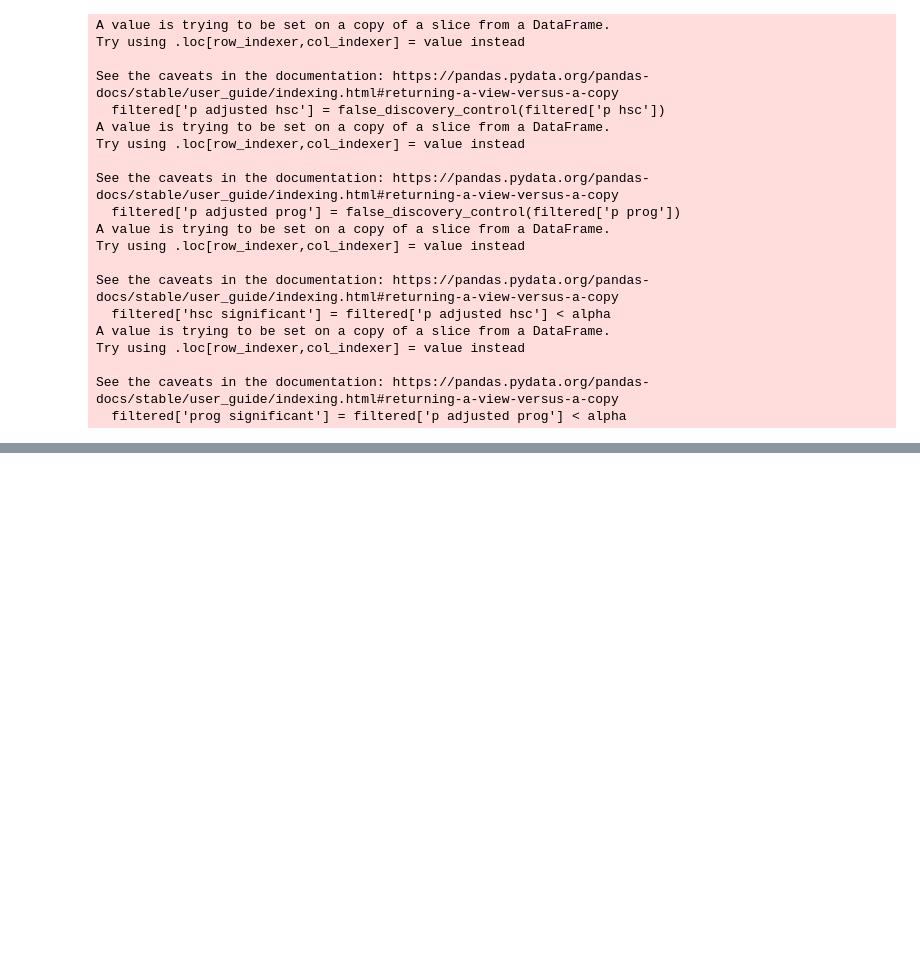
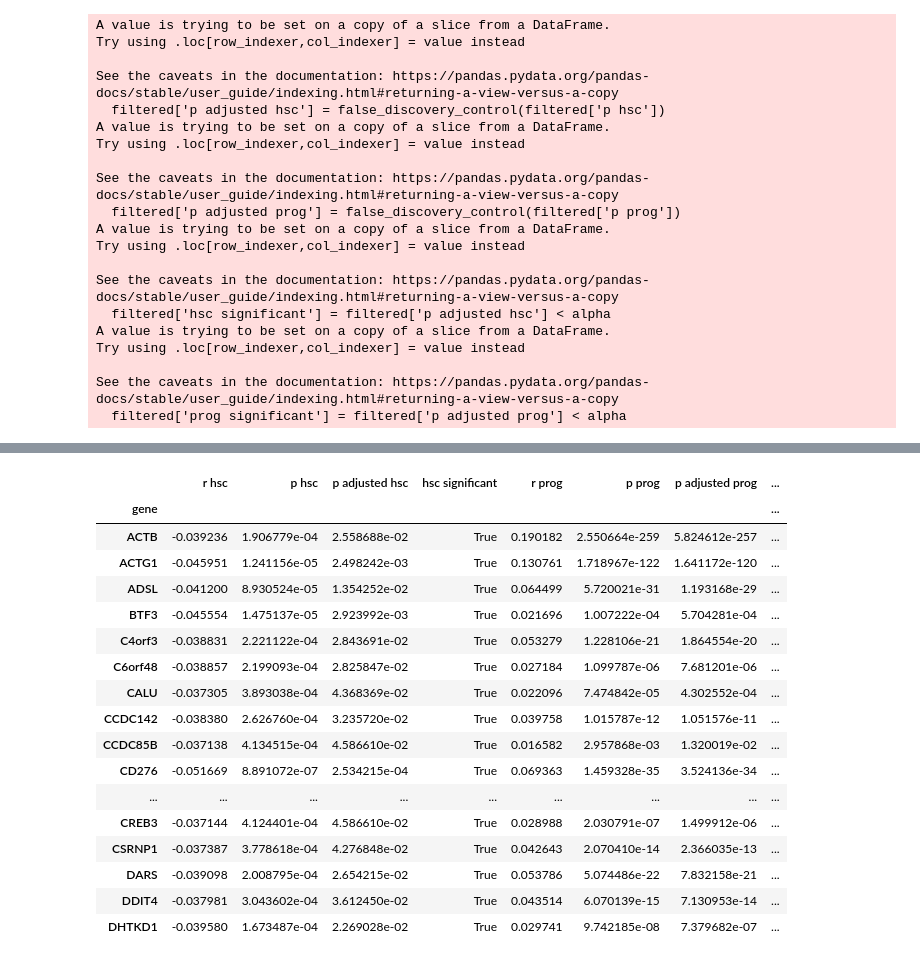
Before and after one commit to suchitbhayani/HSC-renewal, a Jupyter notebook: correlation.ipynb, the cells around one changed output, grey strips where cells are left out. Drawn from its saved outputs; the diff is of its cells as text; code cells hidden in the pictures; blank space fills up the shorter version.

```diff
--- a/correlation.ipynb
+++ b/correlation.ipynb
@@ -161,0 +153,21 @@ filtered.head()
+# %%
+filtered[(filtered['r hsc'] < 0) & (filtered['r prog'] > 0) & (filtered['hsc significant'] == True) & (filtered['prog significant'] == True)].head(20)
+# %% [output]
+|  | r hsc | p hsc | p adjusted hsc | hsc significant | r prog | p prog | p adjusted prog | ... |
+| gene |  |  |  |  |  |  |  | ... |
+| ACTB | -0.039236 | 1.906779e-04 | 2.558688e-02 | True | 0.190182 | 2.550664e-259 | 5.824612e-257 | ... |
+| ACTG1 | -0.045951 | 1.241156e-05 | 2.498242e-03 | True | 0.130761 | 1.718967e-122 | 1.641172e-120 | ... |
+| ADSL | -0.041200 | 8.930524e-05 | 1.354252e-02 | True | 0.064499 | 5.720021e-31 | 1.193168e-29 | ... |
+| BTF3 | -0.045554 | 1.475137e-05 | 2.923992e-03 | True | 0.021696 | 1.007222e-04 | 5.704281e-04 | ... |
+| C4orf3 | -0.038831 | 2.221122e-04 | 2.843691e-02 | True | 0.053279 | 1.228106e-21 | 1.864554e-20 | ... |
+| C6orf48 | -0.038857 | 2.199093e-04 | 2.825847e-02 | True | 0.027184 | 1.099787e-06 | 7.681201e-06 | ... |
+| CALU | -0.037305 | 3.893038e-04 | 4.368369e-02 | True | 0.022096 | 7.474842e-05 | 4.302552e-04 | ... |
+| CCDC142 | -0.038380 | 2.626760e-04 | 3.235720e-02 | True | 0.039758 | 1.015787e-12 | 1.051576e-11 | ... |
+| CCDC85B | -0.037138 | 4.134515e-04 | 4.586610e-02 | True | 0.016582 | 2.957868e-03 | 1.320019e-02 | ... |
+| CD276 | -0.051669 | 8.891072e-07 | 2.534215e-04 | True | 0.069363 | 1.459328e-35 | 3.524136e-34 | ... |
+| ... | ... | ... | ... | ... | ... | ... | ... | ... |
+| CREB3 | -0.037144 | 4.124401e-04 | 4.586610e-02 | True | 0.028988 | 2.030791e-07 | 1.499912e-06 | ... |
+| CSRNP1 | -0.037387 | 3.778618e-04 | 4.276848e-02 | True | 0.042643 | 2.070410e-14 | 2.366035e-13 | ... |
+| DARS | -0.039098 | 2.008795e-04 | 2.654215e-02 | True | 0.053786 | 5.074486e-22 | 7.832158e-21 | ... |
+| DDIT4 | -0.037981 | 3.043602e-04 | 3.612450e-02 | True | 0.043514 | 6.070139e-15 | 7.130953e-14 | ... |
+| DHTKD1 | -0.039580 | 1.673487e-04 | 2.269028e-02 | True | 0.029741 | 9.742185e-08 | 7.379682e-07 | ... |
```
Also changed, not shown: parts of 8 cells of this notebook.
